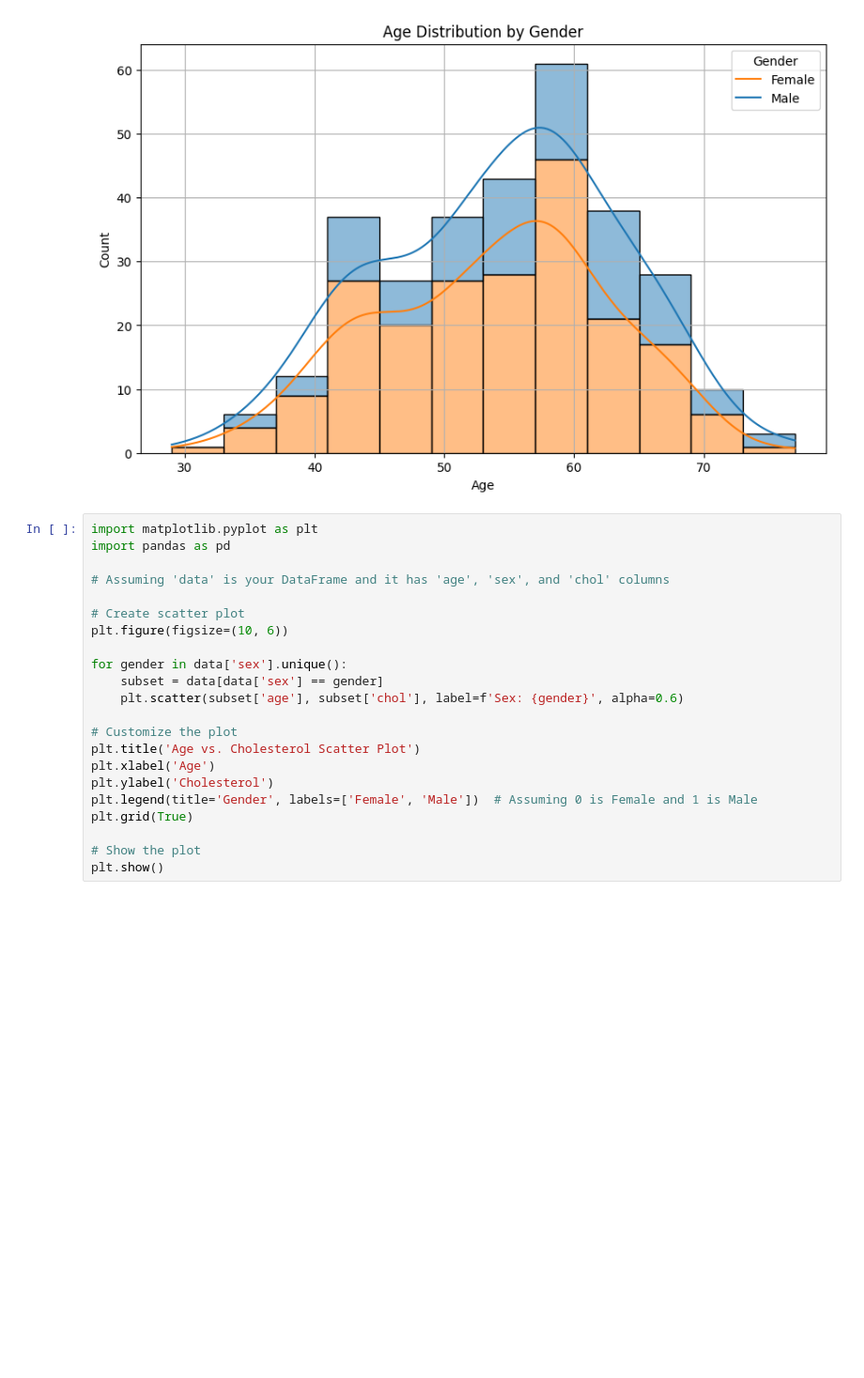
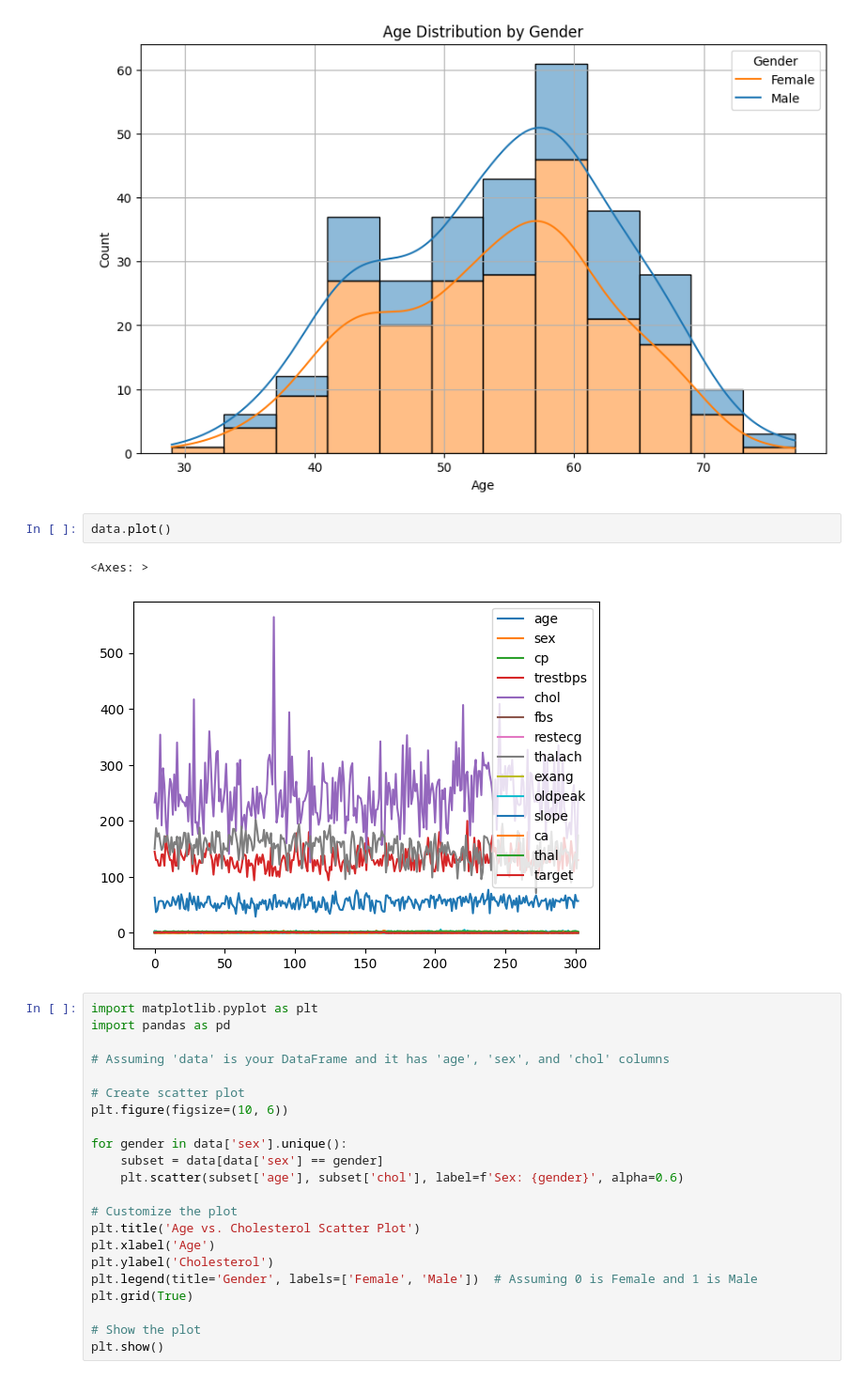
Before and after one commit to yapyekorebecca/Recess-Program, a Jupyter notebook: morning_session/yapyeko_rebecca_day11_homework.ipynb, the cells around one changed output. Shown at 94% size. Cells and saved outputs as stored; diff of their text form; blank space fills up the shorter version.

```diff
--- a/morning_session/yapyeko_rebecca_day11_homework.ipynb
+++ b/morning_session/yapyeko_rebecca_day11_homework.ipynb
@@ -54,6 +54,11 @@ plt.grid(True)
 plt.show()
 # %% [output]
 [figure]
+# %%
+data.plot()
+# %% [output]
+<Axes: >
+[figure, added]
 # %%
 import matplotlib.pyplot as plt
 import pandas as pd
```
